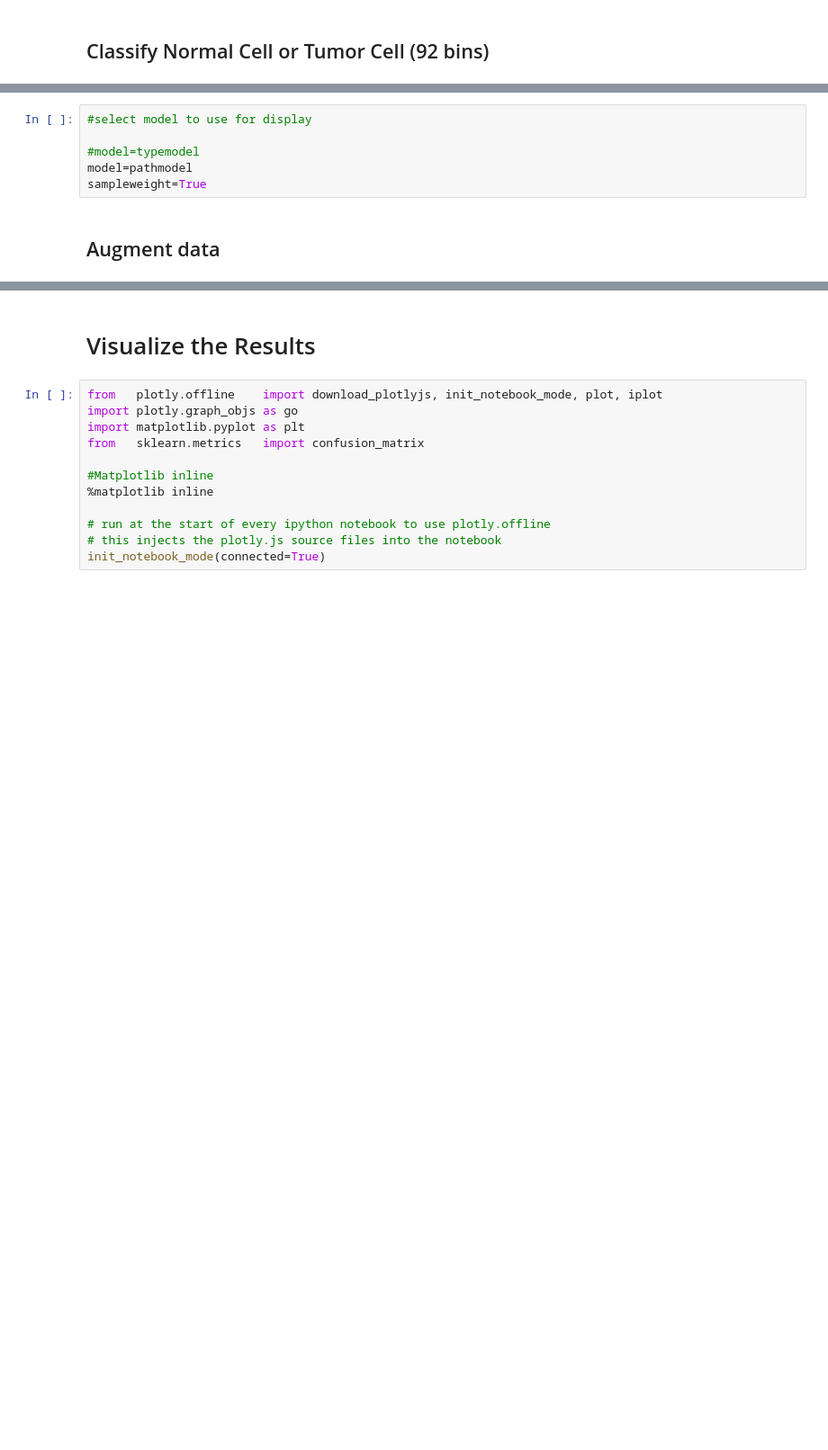
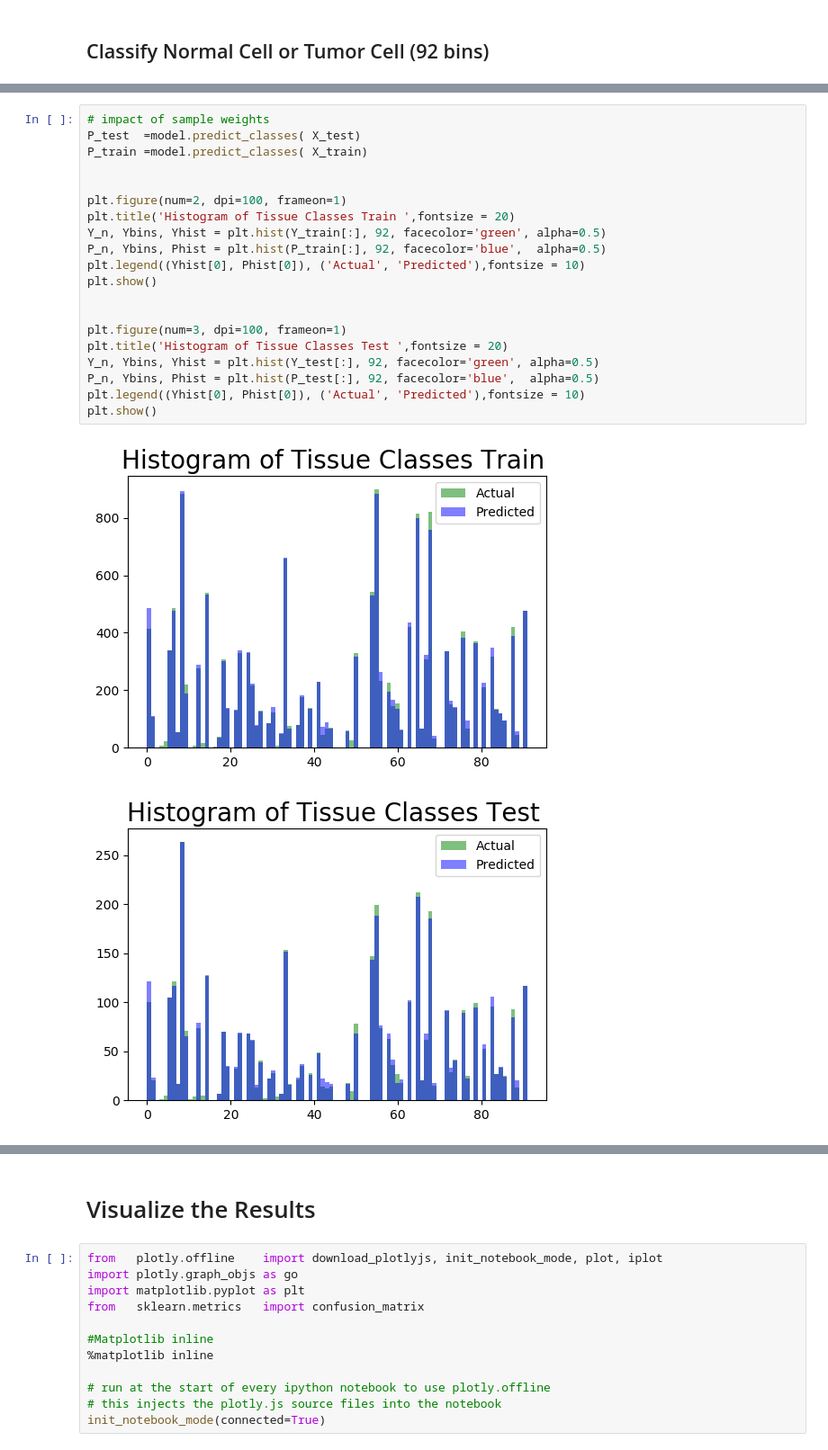
Before and after one commit to brad0taylor/xena-tools, a Jupyter notebook: genesets_brad_paths_disp.ipynb, the cells around one changed output, grey strips where cells are left out. Shown at 90% size. Drawn from its saved outputs; the diff is of its cells as text; blank space fills up the shorter version.

```diff
--- a/genesets_brad_paths_disp.ipynb
+++ b/genesets_brad_paths_disp.ipynb
@@ -535,8 +616,23 @@ print(typemodel.metrics_names, typemodel.evaluate(X_test, y_test))
-# %%
-#select model to use for display
-
-#model=typemodel
-model=pathmodel
-sampleweight=True
-# %% [markdown]
-## Augment data
+# %%
+# impact of sample weights
+P_test  =model.predict_classes( X_test)
+P_train =model.predict_classes( X_train)
+
+
+plt.figure(num=2, dpi=100, frameon=1)
+plt.title('Histogram of Tissue Classes Train ',fontsize = 20)
+Y_n, Ybins, Yhist = plt.hist(Y_train[:], 92, facecolor='green', alpha=0.5)
+P_n, Ybins, Phist = plt.hist(P_train[:], 92, facecolor='blue',  alpha=0.5)
+plt.legend((Yhist[0], Phist[0]), ('Actual', 'Predicted'),fontsize = 10)
+plt.show()
+
+
+plt.figure(num=3, dpi=100, frameon=1)
+plt.title('Histogram of Tissue Classes Test ',fontsize = 20)
+Y_n, Ybins, Yhist = plt.hist(Y_test[:], 92, facecolor='green', alpha=0.5)
+P_n, Ybins, Phist = plt.hist(P_test[:], 92, facecolor='blue',  alpha=0.5)
+plt.legend((Yhist[0], Phist[0]), ('Actual', 'Predicted'),fontsize = 10)
+plt.show()
+# %% [output]
+[figure, added]
+[figure, added]
```
Also changed, not shown: parts of 33 cells of this notebook, 1 other file.
